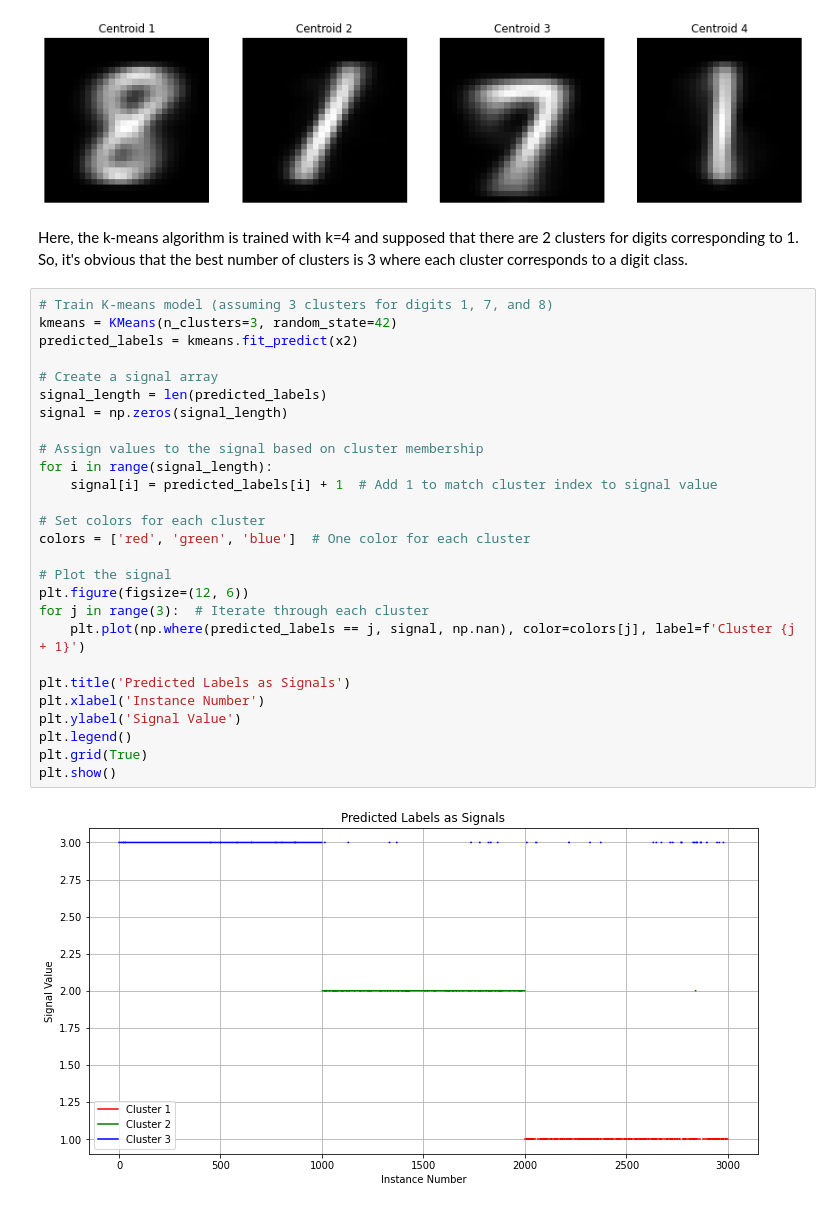
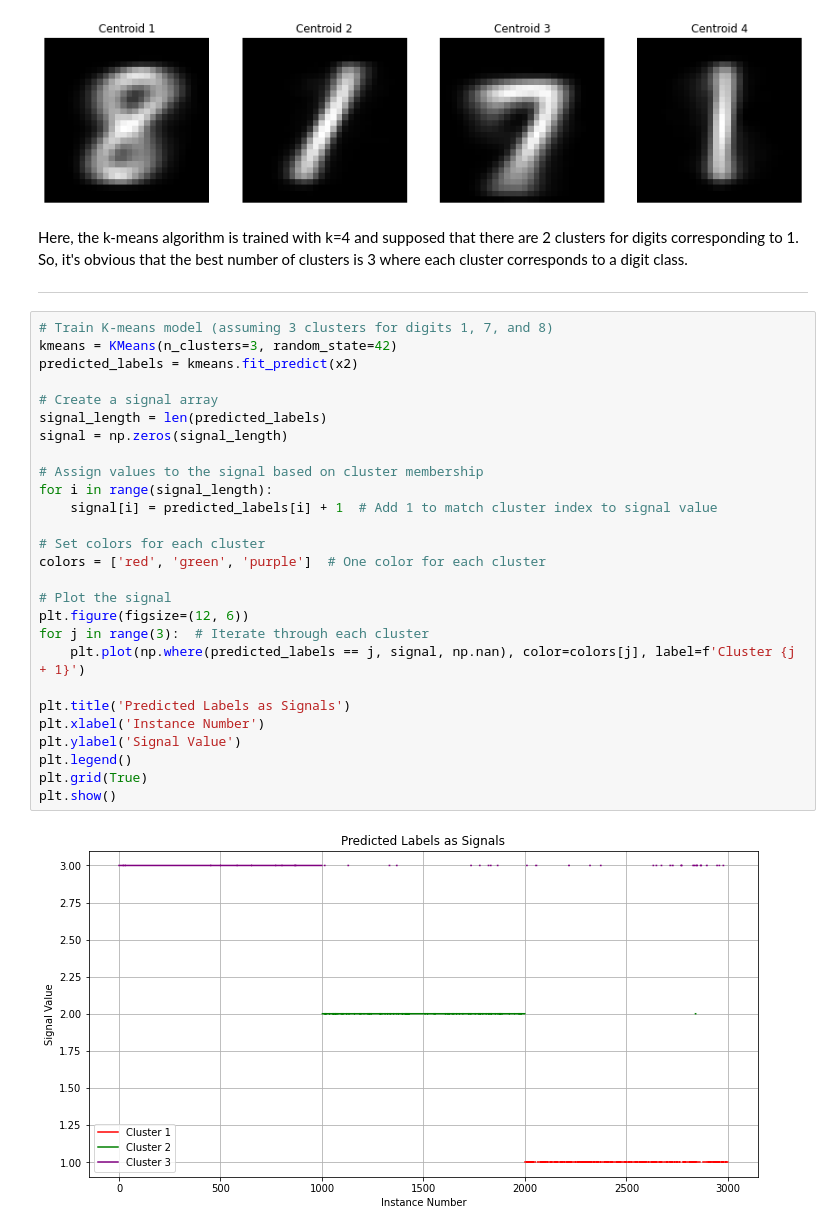
Before and after one commit to YessineMkaouar/Practical-Machine-Learning, a Jupyter notebook: temp.ipynb, the cells around one changed output. Cells and saved outputs as stored; diff of their text form.

```diff
--- a/temp.ipynb
+++ b/temp.ipynb
@@ -441,32 +442,34 @@ for i, centroid in enumerate(centroids):
 [figure]
 # %% [markdown]
 Here, the k-means algorithm is trained with k=4 and supposed that there are 2 clusters for digits corresponding to 1. So, it's obvious that the best number of clusters is 3 where each cluster corresponds to a digit class.
+
+---
 # %%
 # Train K-means model (assuming 3 clusters for digits 1, 7, and 8)
 kmeans = KMeans(n_clusters=3, random_state=42)
 predicted_labels = kmeans.fit_predict(x2)
 
 # Create a signal array
 signal_length = len(predicted_labels)
 signal = np.zeros(signal_length)
 
 # Assign values to the signal based on cluster membership
 for i in range(signal_length):
     signal[i] = predicted_labels[i] + 1  # Add 1 to match cluster index to signal value
 
 # Set colors for each cluster
-colors = ['red', 'green', 'blue']  # One color for each cluster
+colors = ['red', 'green', 'purple']  # One color for each cluster
 
 # Plot the signal
 plt.figure(figsize=(12, 6))
 for j in range(3):  # Iterate through each cluster
     plt.plot(np.where(predicted_labels == j, signal, np.nan), color=colors[j], label=f'Cluster {j + 1}')
 
 plt.title('Predicted Labels as Signals')
 plt.xlabel('Instance Number')
 plt.ylabel('Signal Value')
 plt.legend()
 plt.grid(True)
 plt.show()
 # %% [output]
-[figure, old version]
+[figure, new version]
```
Also changed, not shown: parts of 9 cells of this notebook.
